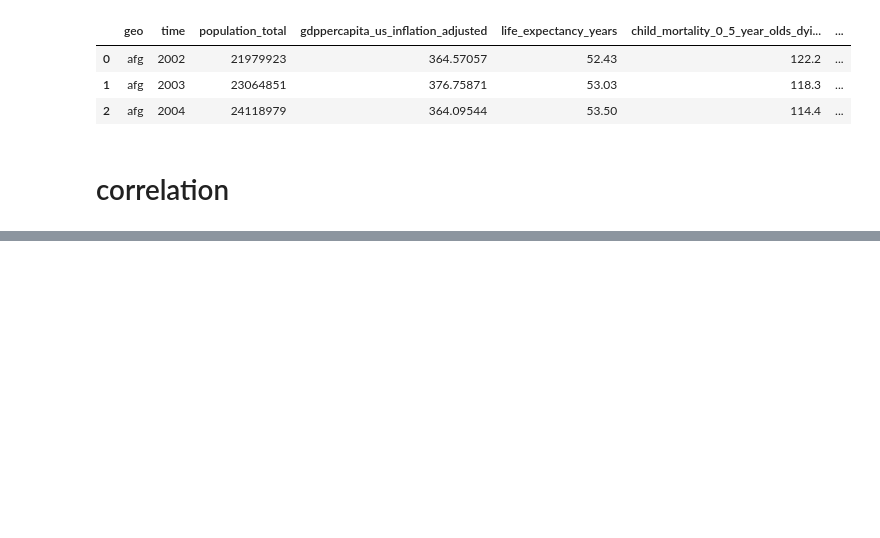
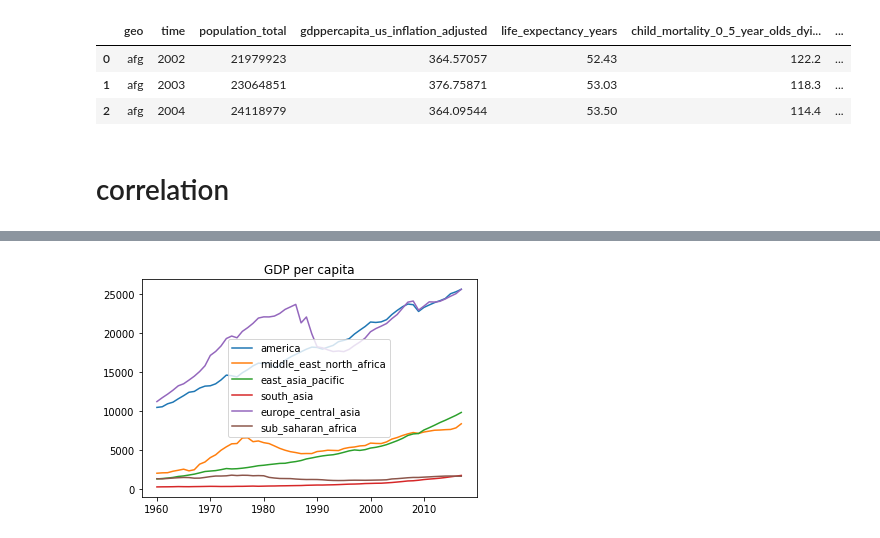
Before and after one commit to chao-h/ds5500hw1, a Jupyter notebook: Q3.ipynb, the cells around one changed output, grey strips where cells are left out. Cells and saved outputs as stored; diff of their text form; code cells hidden in the pictures; blank space fills up the shorter version.

```diff
--- a/Q3.ipynb
+++ b/Q3.ipynb
@@ -99,0 +134,5 @@ plot_for('child_mortality_0_5_year_olds_dying_per_1000_born', 'Child Mortality',
+# %%
+plot_for2('gdppercapita_us_inflation_adjusted', 'GDP per capita')
+plt.savefig(save_dir / 'GDP')
+# %% [output]
+[figure, added]
```
Also changed, not shown: parts of 10 cells of this notebook, 13 other files.
